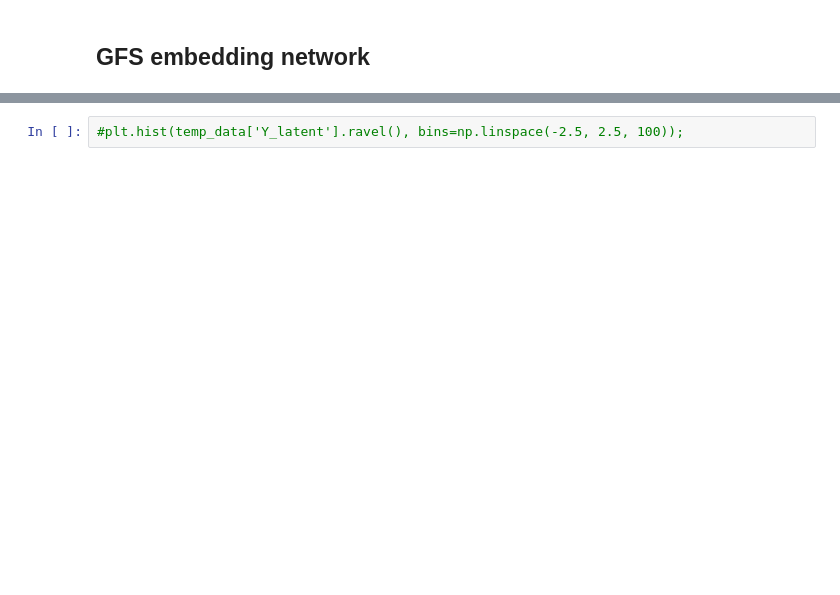
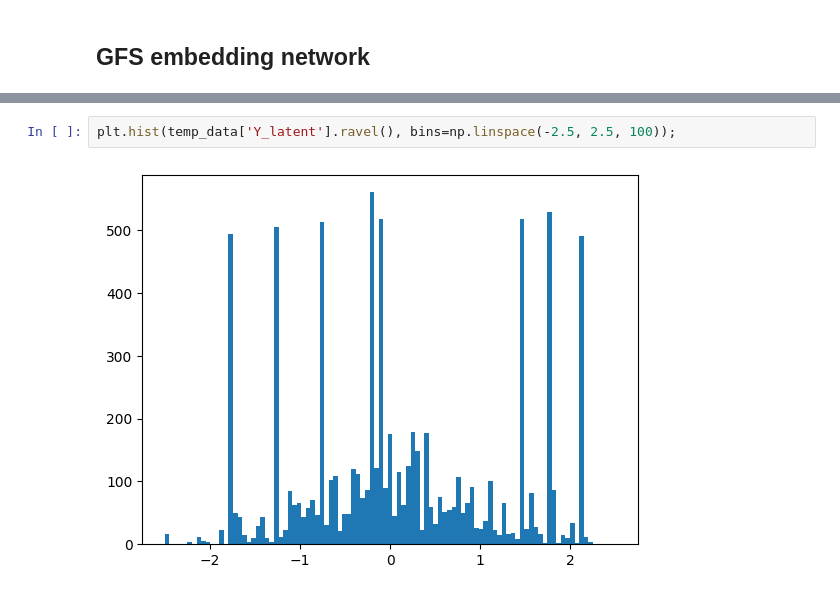
Before and after one commit to yingkaisha/MRMS_diffusion_bridge, a Jupyter notebook: DATA03_Batch_Gen_Diffusion.ipynb, the cells around one changed output, grey strips where cells are left out. Drawn from its saved outputs; the diff is of its cells as text; blank space fills up the shorter version.

```diff
--- a/DATA03_Batch_Gen_Diffusion.ipynb
+++ b/DATA03_Batch_Gen_Diffusion.ipynb
@@ -450,5 +454,7 @@ plt.pcolormesh(temp_data['Y_latent'][0, ..., 1], cmap=plt.cm.nipy_spectral_r)
 # %%
-#plt.hist(temp_data['Y_latent'].ravel(), bins=np.linspace(-2.5, 2.5, 100));
+plt.hist(temp_data['Y_latent'].ravel(), bins=np.linspace(-2.5, 2.5, 100));
+# %% [output]
+[figure, added]
 # %%
 plt.pcolormesh(temp_data['GFS_latent'][0, ..., -1], cmap=plt.cm.nipy_spectral_r)
 # %% [output]
```
Also changed, not shown: parts of 19 cells of this notebook, 2 other files.
